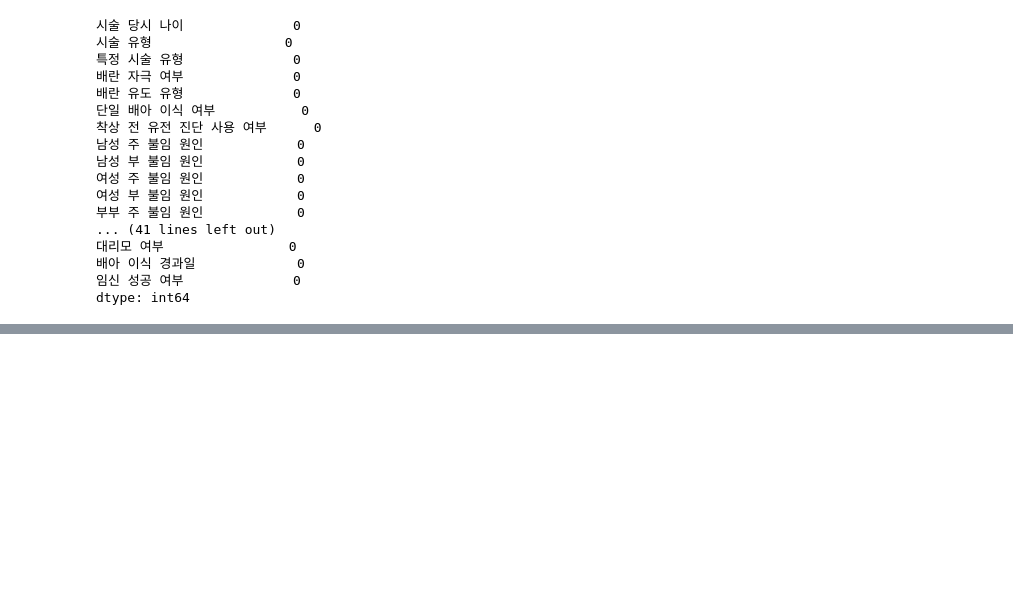
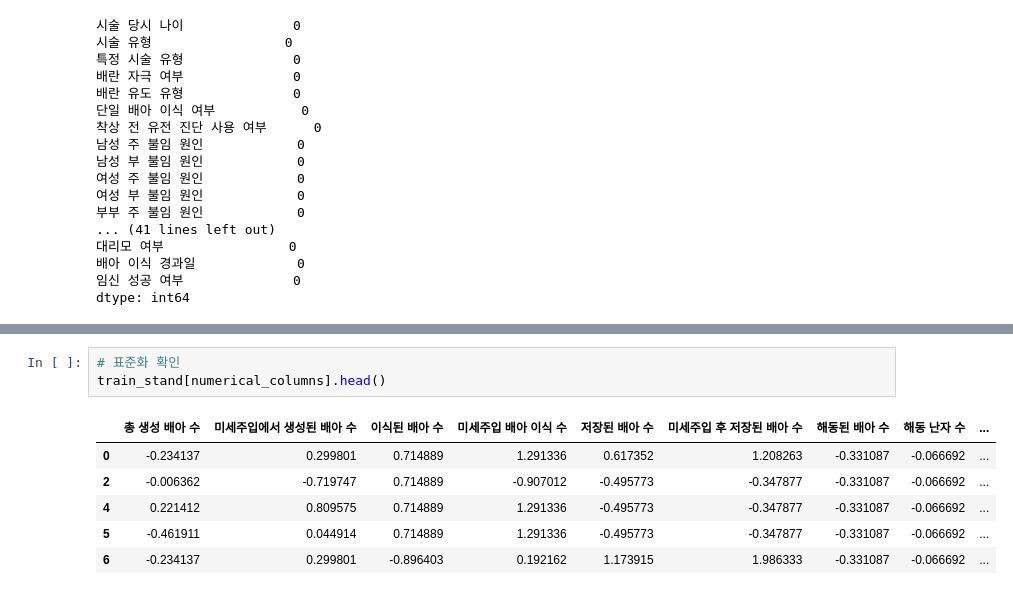
Before and after one commit to LGAIMERS-HSS/data-ai, a Jupyter notebook: PreProcessing.ipynb, the cells around one changed output, grey strips where cells are left out. Drawn from its saved outputs; the diff is of its cells as text; blank space fills up the shorter version.

```diff
--- a/PreProcessing.ipynb
+++ b/PreProcessing.ipynb
@@ -276,0 +305,10 @@ dtype: int64
+# %%
+# 표준화 확인
+train_stand[numerical_columns].head()
+# %% [output]
+|  | 총 생성 배아 수 | 미세주입에서 생성된 배아 수 | 이식된 배아 수 | 미세주입 배아 이식 수 | 저장된 배아 수 | 미세주입 후 저장된 배아 수 | 해동된 배아 수 | 해동 난자 수 | ... |
+| 0 | -0.234137 | 0.299801 | 0.714889 | 1.291336 | 0.617352 | 1.208263 | -0.331087 | -0.066692 | ... |
+| 2 | -0.006362 | -0.719747 | 0.714889 | -0.907012 | -0.495773 | -0.347877 | -0.331087 | -0.066692 | ... |
+| 4 | 0.221412 | 0.809575 | 0.714889 | 1.291336 | -0.495773 | -0.347877 | -0.331087 | -0.066692 | ... |
+| 5 | -0.461911 | 0.044914 | 0.714889 | 1.291336 | -0.495773 | -0.347877 | -0.331087 | -0.066692 | ... |
+| 6 | -0.234137 | 0.299801 | -0.896403 | 0.192162 | 1.173915 | 1.986333 | -0.331087 | -0.066692 | ... |
```
Also changed, not shown: parts of 12 cells of this notebook.
